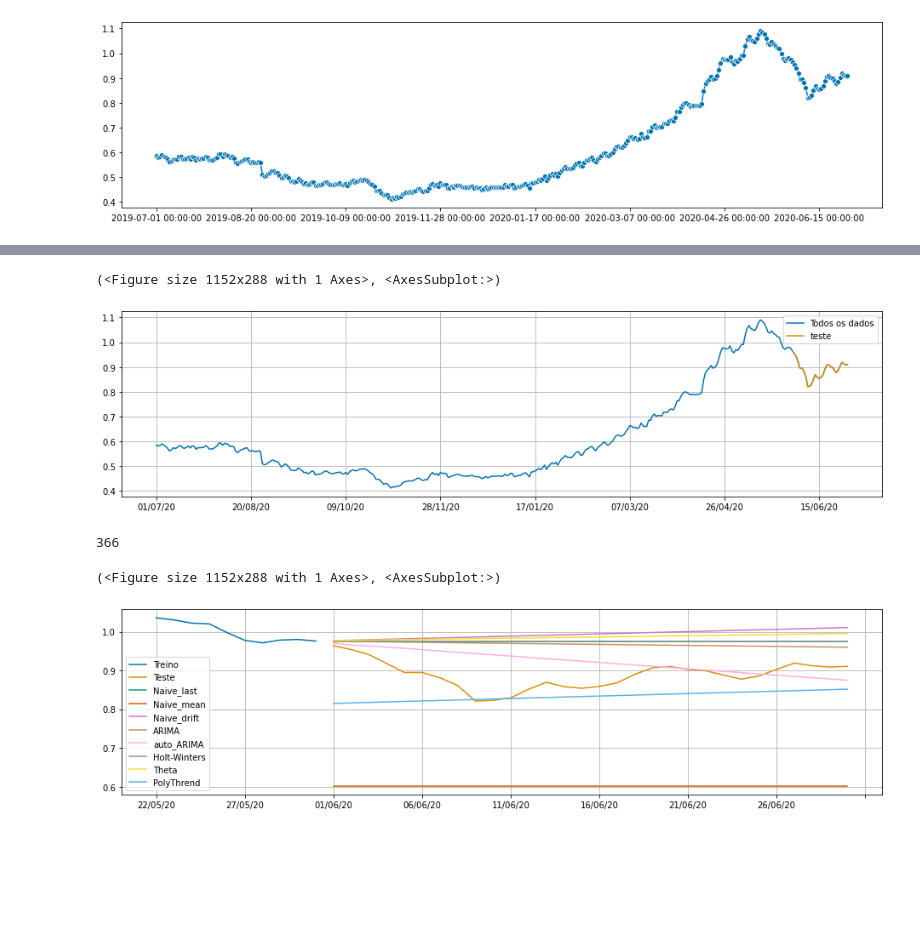
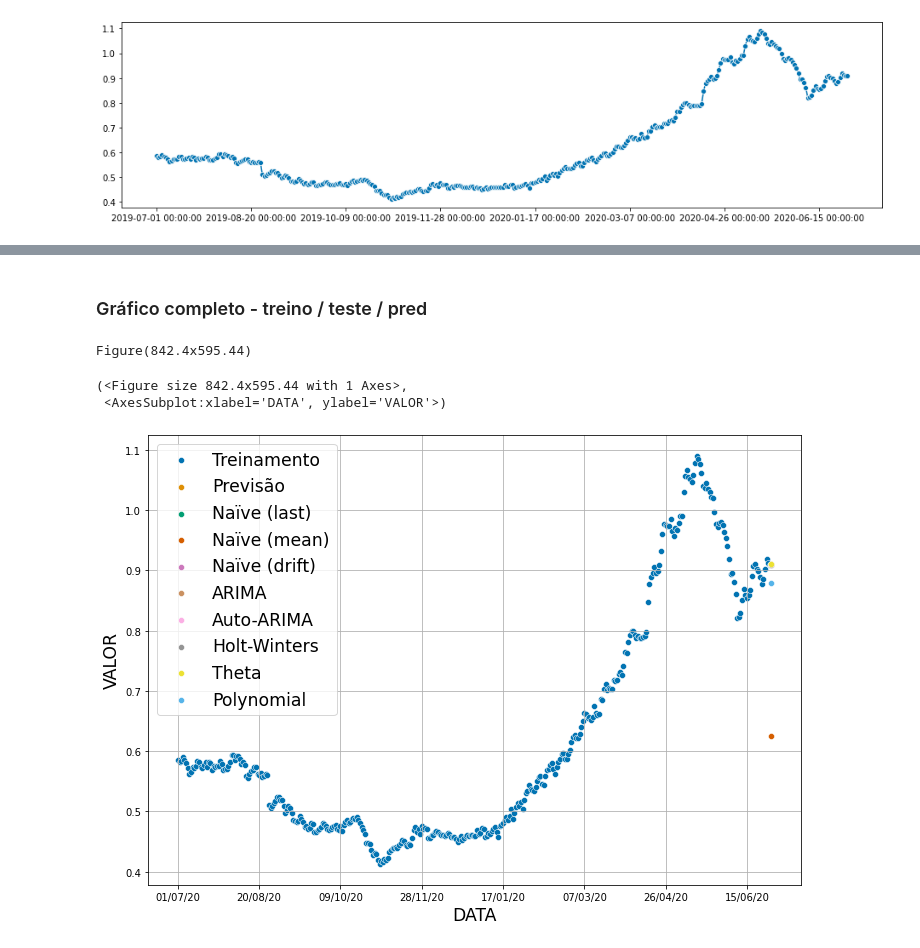
Before and after one commit to inatel-ic-cividati/Prediction, a Jupyter notebook: code/Forecasting.ipynb, the cells around one changed output, grey strips where cells are left out. Cells and saved outputs as stored; diff of their text form; code cells hidden in the pictures; blank space fills up the shorter version.

```diff
--- a/code/Forecasting.ipynb
+++ b/code/Forecasting.ipynb
@@ -121,7 +138,7 @@ metrics for [naive_drift]:
 # %%
 # arima forecaster
 # https://www.sktime.org/en/latest/api_reference/modules/auto_generated/sktime.forecasting.arima.ARIMA.html
-custom_method = { 1 : 'bfgs', 7 : 'bfgs', 30 : 'powell' }
+custom_method = { 1 : 'bfgs', 2 : 'bfgs', 7 : 'bfgs', 30 : 'powell' }
 forecaster = ARIMA(method=custom_method[days_to_predict])
 forecaster.fit(y_train)
 y_pred_arima = forecaster.predict(fh)
@@ -136,7 +153,7 @@ metrics for [arima]:
 # %%
 # auto arima forecaster
 # https://www.sktime.org/en/latest/api_reference/modules/auto_generated/sktime.forecasting.arima.AutoARIMA.html
-custom_method = { 1 : 'nm', 7 : 'bfgs', 30 : 'cg' }
+custom_method = { 1 : 'nm', 2 : 'nm', 7 : 'bfgs', 30 : 'cg' }
 forecaster = AutoARIMA(method=custom_method[days_to_predict])
 forecaster.fit(y_train)
 y_pred_auto = forecaster.predict(fh)
@@ -179,7 +196,7 @@ metrics for [theta]:
 # %%
 # polynomial trend forecaster
 # https://www.sktime.org/en/v0.4.2/modules/auto_generated/sktime.forecasting.trend.PolynomialTrendForecaster.html
-custom_degree = { 1 : 4, 7 : 4, 30 : 1 }
+custom_degree = { 1 : 4, 2: 4, 7 : 4, 30 : 1 }
 forecaster = PolynomialTrendForecaster(degree=custom_degree[days_to_predict])
 forecaster.fit(y_train)
 y_pred_poly = forecaster.predict(fh)
@@ -219,7 +236,7 @@ import numpy as np
 from sktime.utils.validation._dependencies import _check_soft_dependencies
 from sktime.utils.validation.forecasting import check_y
 
-def custom_plot_series(*series, labels=None):
+def custom_plot_series(timespan, *series, labels=None):
     """Plot one or more time series
 
     Parameters
@@ -256,7 +273,7 @@ def custom_plot_series(*series, labels=None):
         legend = True
     else:
         labels = ["" for _ in range(n_series)]
-        legend = False
+        legend = True
 
     # create combined index
     index = series[0].index
@@ -271,12 +288,14 @@ def custom_plot_series(*series, labels=None):
     xs = [np.argwhere(index.isin(y.index)).ravel() for y in series]
 
     # create figure
-    fig, ax = plt.subplots(1, figsize=plt.figaspect(0.25))
+    fig, ax = plt.subplots(1, figsize=plt.figaspect(0.5))
     colors = sns.color_palette("colorblind", n_colors=n_series)
+    fig.set_size_inches(11.7, 8.27)
+    fig.set_size_inches(11.7, 8.27)
 
     # plot series
     for x, y, color, label in zip(xs, series, colors, labels):
-        sns.lineplot(x=x, y=y, ax=ax, label=label, color=color)
+        sns.scatterplot(x=x, y=y, ax=ax, label=label, color=color)
 
     # combine data points for all series
     xs_flat = list(flatten(xs))
@@ -295,24 +314,21 @@ def custom_plot_series(*series, labels=None):
     ax.xaxis.set_major_locator(MaxNLocator(integer=True))
 
     ax.grid()
-    ax.legend()
-
-    fig.savefig(f'plot_{days_to_predict}_days.png')
-
+    #ax = fig.add_axes([0.1,0.1,0.75,0.75]) # axis starts at 0.1, 0.1
+    ax.legend(fontsize='xx-large')
+    ax.set_xlabel('DATA', fontsize='xx-large')
+    ax.set_ylabel('VALOR', fontsize='xx-large')
+    plt.savefig(f'plot_{timespan}_days.png')
+    print(fig)
     return fig, ax
-# %%
-custom_plot_series(y[:], y_test, labels=["Todos os dados", "teste"])
-# %% [output]
-(<Figure size 1152x288 with 1 Axes>, <AxesSubplot:>)
-[figure, removed]
-# %%
-len(y)
-# %% [output]
-366
+# %% [markdown]
+### Gráfico completo - treino / teste / pred
 # %%
 # plot all results
-custom_plot_series(y_train[-10:], y_test, y_pred_naive_last, y_pred_naive_mean, y_pred_naive_drift, y_pred_arima, y_pred_auto, y_pred_expo, y_pred_theta, y_pred_poly,
-            labels=["Treino", "Teste", "Naive_last", "Naive_mean", "Naive_drift", "ARIMA", "auto_ARIMA", "Holt-Winters", "Theta", "PolyThrend"])
+custom_plot_series(days_to_predict, y_train[:], y_test, y_pred_naive_last, y_pred_naive_mean, y_pred_naive_drift, y_pred_arima, y_pred_auto, y_pred_expo, y_pred_theta, y_pred_poly,
+            labels=["Treinamento", "Previsão", "Naïve (last)", "Naïve (mean)", "Naïve (drift)", "ARIMA", "Auto-ARIMA", "Holt-Winters", "Theta", "Polynomial"])
 # %% [output]
-(<Figure size 1152x288 with 1 Axes>, <AxesSubplot:>)
+Figure(842.4x595.44)
+(<Figure size 842.4x595.44 with 1 Axes>,
+ <AxesSubplot:xlabel='DATA', ylabel='VALOR'>)
-[figure, old version]
+[figure, new version]
```
Also changed, not shown: parts of 16 cells of this notebook, 11 other files.
